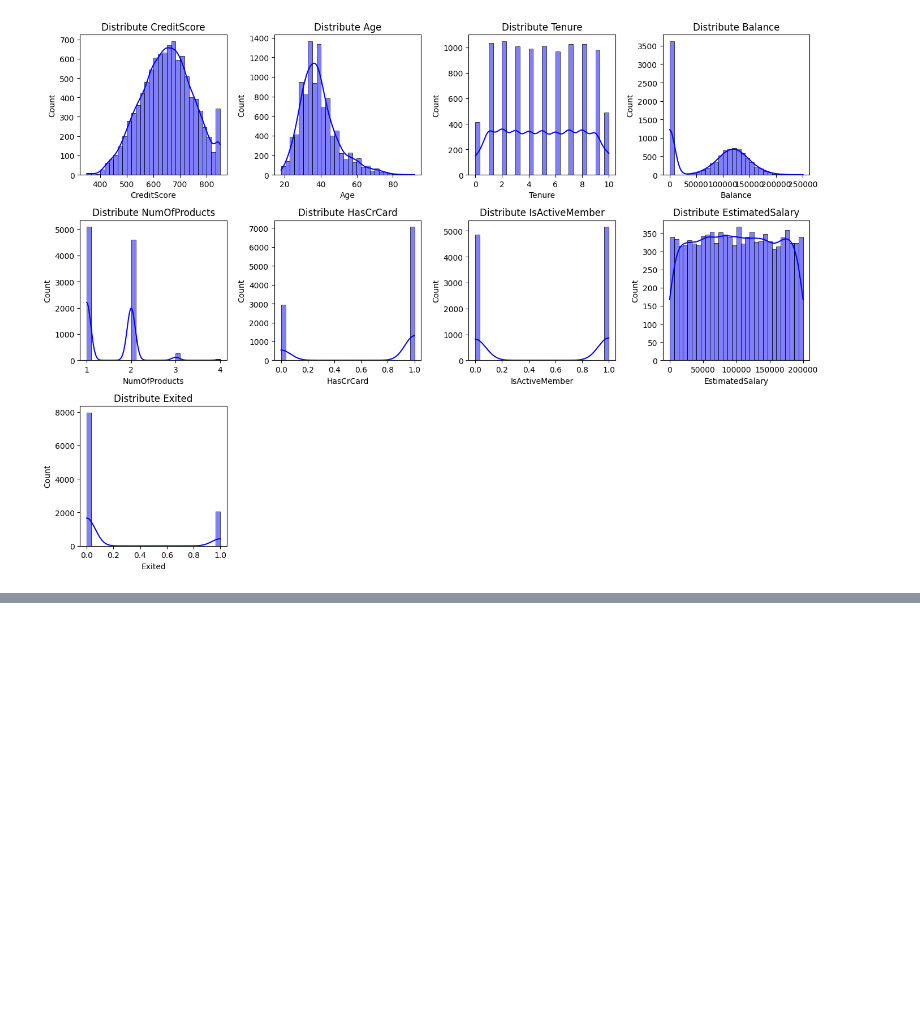
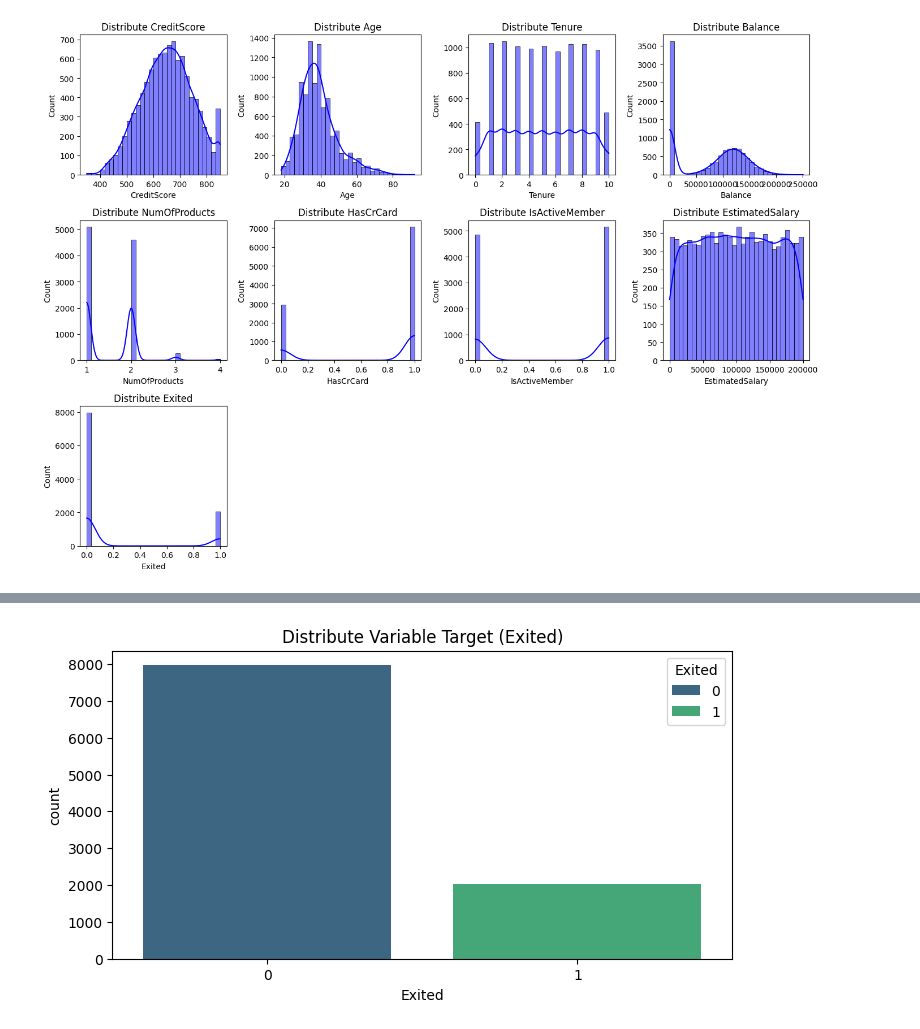
Before and after one commit to stepanusjanu19/python_learn_dicoding, a Jupyter notebook: src/index.ipynb, the cells around one changed output, grey strips where cells are left out. Saved outputs shown, nothing was run; the diff lists cells and outputs as text; code cells hidden in the pictures; blank space fills up the shorter version.

```diff
--- a/src/index.ipynb
+++ b/src/index.ipynb
@@ -68,0 +101,9 @@ plt.show()
+# %%
+# Visualize of distribute variable target
+
+plt.figure(figsize=(8,4))
+sns.countplot(x="Exited", data=data, palette="viridis", hue="Exited")
+plt.title("Distribute Variable Target (Exited)")
+plt.show()
+# %% [output]
+[figure, added]
```
Also changed, not shown: parts of 3 cells of this notebook.
